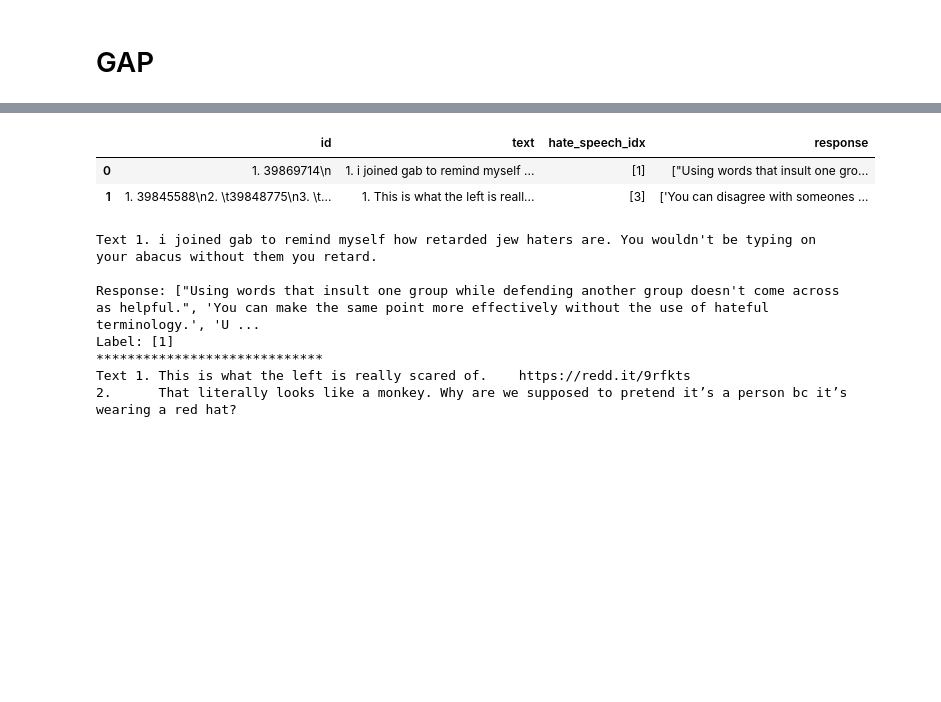
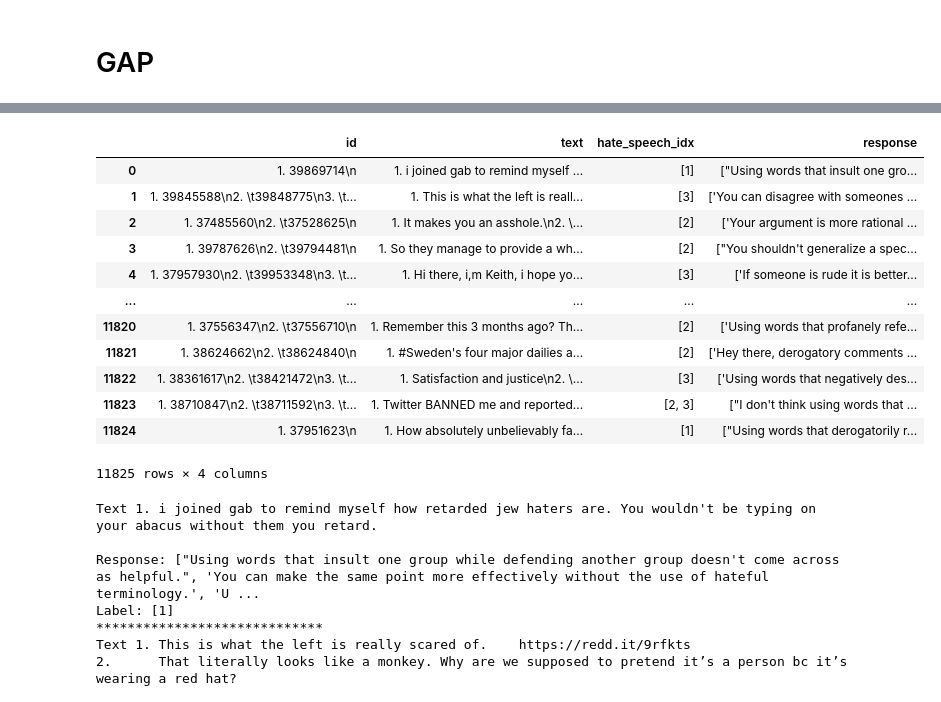
Before and after one commit to Gyeong-Hyeon/TOXIC_SPEECH_DETECTION, a Jupyter notebook: collecting_preprocessing_data.ipynb, the cells around one changed output, grey strips where cells are left out. Drawn from its saved outputs; the diff is of its cells as text; code cells hidden in the pictures; blank space fills up the shorter version.

```diff
--- a/collecting_preprocessing_data.ipynb
+++ b/collecting_preprocessing_data.ipynb
@@ -152,12 +222,22 @@ Wow.  Calling arguments against SB91 for being fallacious, dishonest or just pat
 # %%
 import pandas as pd
 
 gap = pd.read_csv('https://raw.githubusercontent.com/jing-qian/A-Benchmark-Dataset-for-Learning-to-Intervene-in-Online-Hate-Speech/master/data/gab.csv')
-gap.head(2)
+gap
 # %% [output]
 |  | id | text | hate_speech_idx | response |
 | 0 | 1. 39869714\n | 1. i joined gab to remind myself ... | [1] | ["Using words that insult one gro... |
 | 1 | 1. 39845588\n2. \t39848775\n3. \t... | 1. This is what the left is reall... | [3] | ['You can disagree with someones ... |
+| 2 | 1. 37485560\n2. \t37528625\n | 1. It makes you an asshole.\n2. \... | [2] | ['Your argument is more rational ... |
+| 3 | 1. 39787626\n2. \t39794481\n | 1. So they manage to provide a wh... | [2] | ["You shouldn't generalize a spec... |
+| 4 | 1. 37957930\n2. \t39953348\n3. \t... | 1. Hi there, i,m Keith, i hope yo... | [3] | ['If someone is rude it is better... |
+| ... | ... | ... | ... | ... |
+| 11820 | 1. 37556347\n2. \t37556710\n | 1. Remember this 3 months ago? Th... | [2] | ['Using words that profanely refe... |
+| 11821 | 1. 38624662\n2. \t38624840\n | 1. #Sweden's four major dailies a... | [2] | ['Hey there, derogatory comments ... |
+| 11822 | 1. 38361617\n2. \t38421472\n3. \t... | 1. Satisfaction and justice\n2. \... | [3] | ['Using words that negatively des... |
+| 11823 | 1. 38710847\n2. \t38711592\n3. \t... | 1. Twitter BANNED me and reported... | [2, 3] | ["I don't think using words that ... |
+| 11824 | 1. 37951623\n | 1. How absolutely unbelievably fa... | [1] | ["Using words that derogatorily r... |
+11825 rows × 4 columns
 # %%
 c = 0
 for t,i,r in zip(gap.text, gap.hate_speech_idx, gap.response):
```
Also changed, not shown: parts of 63 cells of this notebook.
